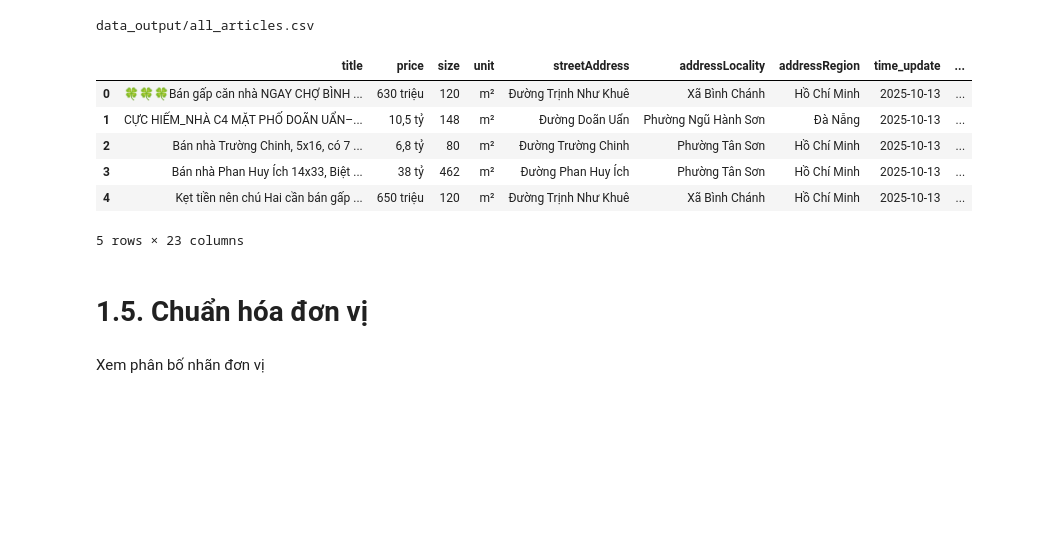
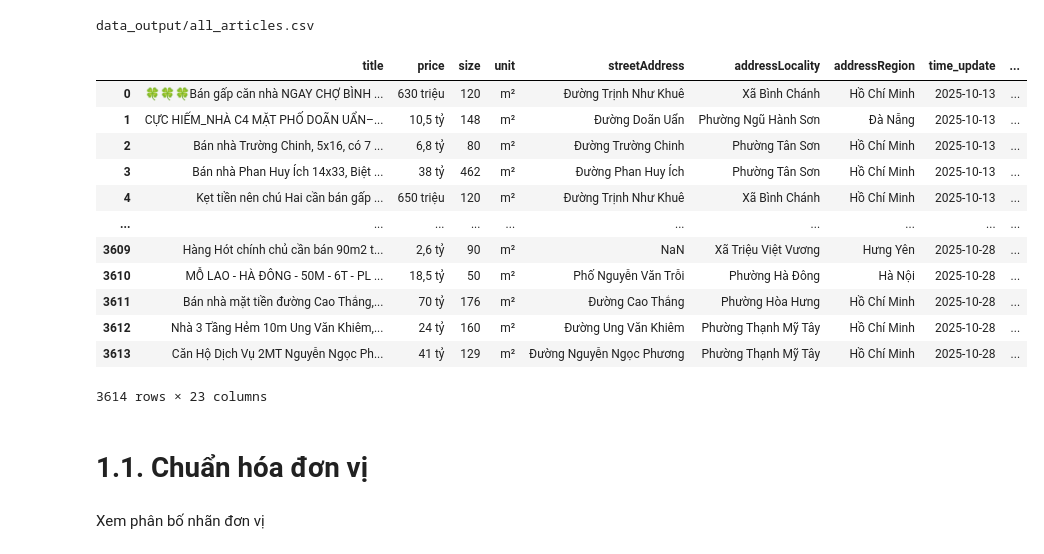
Before and after one commit to khaixinhtuoi/house_price_analysis, a Jupyter notebook: 01_build_model.ipynb, the cells around one changed output. Cells and saved outputs as stored; diff of their text form; code cells hidden in the pictures; blank space fills up the shorter version.

```diff
--- a/01_build_model.ipynb
+++ b/01_build_model.ipynb
@@ -15,17 +15,23 @@ data_output/all_articles.csv
 # %%
 data = pd.read_csv(PATH).drop_duplicates()
 data = data.reset_index(drop=True)
-data.head()
+data
 # %% [output]
 |  | title | price | size | unit | streetAddress | addressLocality | addressRegion | time_update | ... |
 | 0 | 🍀🍀🍀Bán gấp căn nhà NGAY CHỢ BÌNH ... | 630 triệu | 120 | m² | Đường Trịnh Như Khuê | Xã Bình Chánh | Hồ Chí Minh | 2025-10-13 | ... |
 | 1 | CỰC HIẾM_NHÀ C4 MẶT PHỐ DOÃN UẨN–... | 10,5 tỷ | 148 | m² | Đường Doãn Uẩn | Phường Ngũ Hành Sơn | Đà Nẵng | 2025-10-13 | ... |
 | 2 | Bán nhà Trường Chinh, 5x16, có 7 ... | 6,8 tỷ | 80 | m² | Đường Trường Chinh | Phường Tân Sơn | Hồ Chí Minh | 2025-10-13 | ... |
 | 3 | Bán nhà Phan Huy Ích 14x33, Biệt ... | 38 tỷ | 462 | m² | Đường Phan Huy Ích | Phường Tân Sơn | Hồ Chí Minh | 2025-10-13 | ... |
 | 4 | Kẹt tiền nên chú Hai cần bán gấp ... | 650 triệu | 120 | m² | Đường Trịnh Như Khuê | Xã Bình Chánh | Hồ Chí Minh | 2025-10-13 | ... |
+| ... | ... | ... | ... | ... | ... | ... | ... | ... | ... |
+| 3609 | Hàng Hót chính chủ cần bán 90m2 t... | 2,6 tỷ | 90 | m² | NaN | Xã Triệu Việt Vương | Hưng Yên | 2025-10-28 | ... |
+| 3610 | MỖ LAO - HÀ ĐÔNG - 50M - 6T - PL ... | 18,5 tỷ | 50 | m² | Phố Nguyễn Văn Trỗi | Phường Hà Đông | Hà Nội | 2025-10-28 | ... |
+| 3611 | Bán nhà mặt tiền đường Cao Thắng,... | 70 tỷ | 176 | m² | Đường Cao Thắng | Phường Hòa Hưng | Hồ Chí Minh | 2025-10-28 | ... |
+| 3612 | Nhà 3 Tầng Hẻm 10m Ung Văn Khiêm,... | 24 tỷ | 160 | m² | Đường Ung Văn Khiêm | Phường Thạnh Mỹ Tây | Hồ Chí Minh | 2025-10-28 | ... |
+| 3613 | Căn Hộ Dịch Vụ 2MT Nguyễn Ngọc Ph... | 41 tỷ | 129 | m² | Đường Nguyễn Ngọc Phương | Phường Thạnh Mỹ Tây | Hồ Chí Minh | 2025-10-28 | ... |
-5 rows × 23 columns
+3614 rows × 23 columns
 # %% [markdown]
-# 1.5. Chuẩn hóa đơn vị
+# 1.1. Chuẩn hóa đơn vị
 # %%
 # Ipmport cá thưu viện cơ bản
 import numpy as np
```
Also changed, not shown: parts of 48 cells of this notebook, 2 other files.
